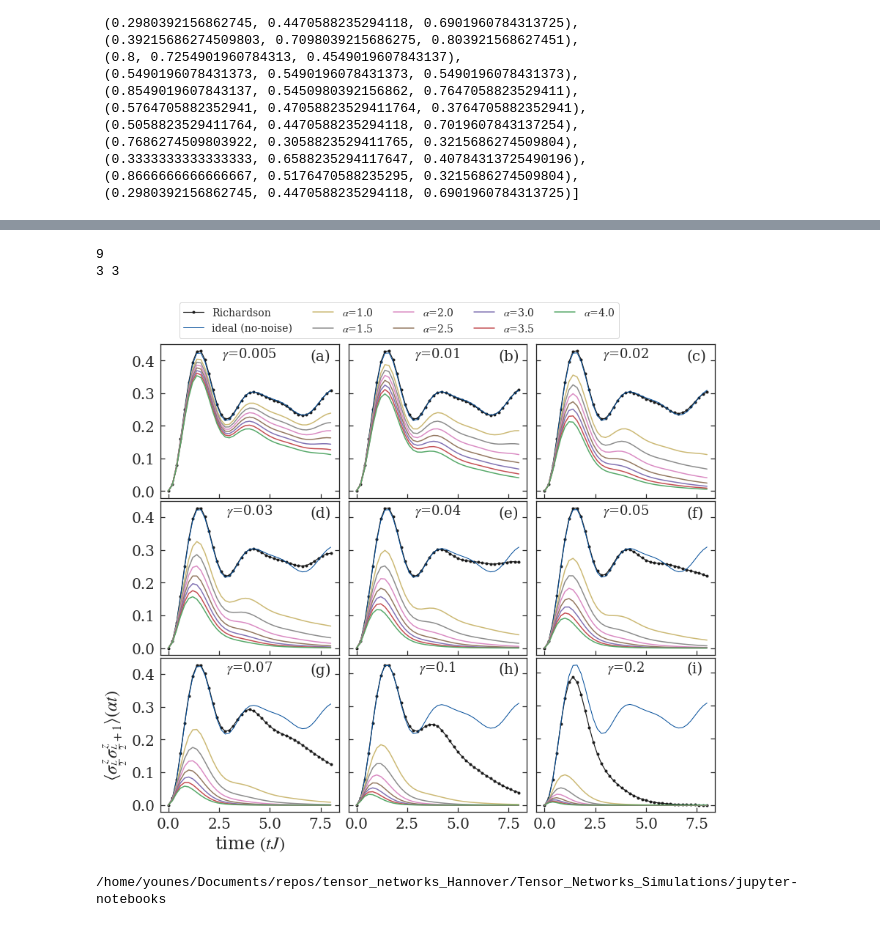
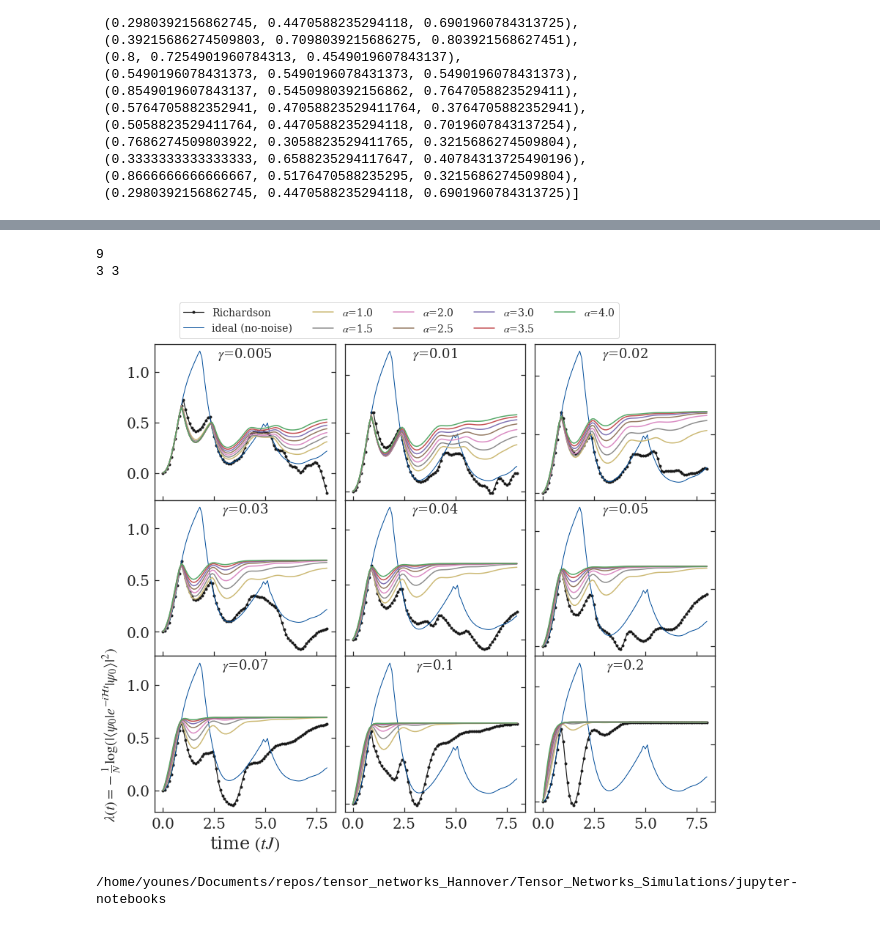
Before and after one commit to y-javanmard/Tensor_Networks_Simulations, a Jupyter notebook: jupyter-notebooks/ZNE-analyse.ipynb, the cells around one changed output, grey strips where cells are left out. Cells and saved outputs as stored; diff of their text form; code cells hidden in the pictures.

Commit message:
feat: plot and efficient 2nd order

```diff
--- a/jupyter-notebooks/ZNE-analyse.ipynb
+++ b/jupyter-notebooks/ZNE-analyse.ipynb
@@ -52,7 +52,8 @@ from lmfit import Model
 path=Path(os.getcwd()).parent
 path_bf = Path("/home/younes/Documents/repos/tensor_networks_Hannover/data/data_bit_flip/")
 path_dep = Path("/home/younes/Documents/repos/tensor_networks_Hannover/data/data_depolarizing")
-#path_dep = Path("/home/younes/Documents/repos/tensor_networks_Hannover/data/data_depolarizing_one_third")
+path_dep = Path("/home/younes/Documents/repos/tensor_networks_Hannover/data/data_depolarizing_2nd_DQPT_integrable")
+path_dep = Path("/home/younes/Documents/repos/tensor_networks_Hannover/data/data_depolarizing_1st_DQPT_nonintegrable")
 # %%
 model = "TFIChain"
 dt = 0.005
@@ -76,9 +77,14 @@ cPickle_off = open(path/f'subdata_TFIChain_{L}_{chi_max}'/f'czz_scale-{1.0}_gamm
 dta = cPickle.load(cPickle_off)
 data_czz = dta
 
+
+cPickle_off = open(path/f'subdata_TFIChain_{L}_{chi_max}'/f'rate_f_scale-{1.0}_gamma-{0.0}.pickle', "rb")
+dta = cPickle.load(cPickle_off)
+data_ratef = dta
+
 data_mx0
 
-ts0 = 0.2*np.arange(0, len(dta))
+ts0 = 0.1*np.arange(0, len(dta))
 
 len(dta), len(ts0)
 print(ts0, dta)
@@ -167,15 +175,18 @@ colors
 yout_richadson_mx = {}
 yout_richadson_mz = {}
 yout_richadson_czz = {}
+yout_richadson_ratef = {}
 mx_in = {}
 mz_in = {}
 czz_in = {}
 cz1_in = {}
 cz2_in={}
+ratef_in = {}
 ts = {}
 data_richardson_mx = {}
 data_richardson_mz = {}
 data_richardson_czz = {}
+data_richardson_ratef = {}
 tmp_data = {}
 tss = {}
 
@@ -193,30 +204,36 @@ for i, gamma in enumerate(gamma_list):
 
         cPickle_off = open(path/f'subdata_TFIChain_{L}_{chi_max}'/f'czz_scale-{scale}_gamma-{gamma}.pickle', "rb")
         czz_in[f"gamma={gamma}_scale={scale}"] = cPickle.load(cPickle_off)
-        print(len(czz_in[f"gamma={gamma}_scale={scale}"]), gamma, scale)
+        #print(len(czz_in[f"gamma={gamma}_scale={scale}"]), gamma, scale)
         cPickle_off = open(path/f'subdata_TFIChain_{L}_{chi_max}'/f'czz1_scale-{scale}_gamma-{gamma}.pickle', "rb")
         cz1_in[f"gamma={gamma}_scale={scale}"] = cPickle.load(cPickle_off)
 
         cPickle_off = open(path/f'subdata_TFIChain_{L}_{chi_max}'/f'czz2_scale-{scale}_gamma-{gamma}.pickle', "rb")
         cz2_in[f"gamma={gamma}_scale={scale}"] = cPickle.load(cPickle_off)
 
+        cPickle_off = open(path/f'subdata_TFIChain_{L}_{chi_max}'/f'rate_f_scale-{scale}_gamma-{gamma}.pickle', "rb")
+        ratef_in[f"gamma={gamma}_scale={scale}"] = cPickle.load(cPickle_off)
 
+print("------------------")
 
 #for scale in scale_list:
 for gamma in gamma_list:
         yout_richadson_mx[f"{gamma}"] = []
         yout_richadson_mz[f"{gamma}"] = []
         yout_richadson_czz[f"{gamma}"] = []
-        print(gamma)
-        for i in range(len(tss[f"ts_gamma{gamma}_scale{1.0}"])):
+        yout_richadson_ratef[f"{gamma}"] = []
+        #print(gamma)
+        for i in range(len(tss[f"ts_gamma{gamma}_scale{2.0}"])):
 
             data_richardson_mx[f"gamma_{gamma}_{i}"] = [mx_in[f"gamma={gamma}_scale={scale}"][i] for scale in scale_list]
             data_richardson_mz[f"gamma_{gamma}_{i}"] = [mz_in[f"gamma={gamma}_scale={scale}"][i] for scale in scale_list]
             data_richardson_czz[f"gamma_{gamma}_{i}"] = [czz_in[f"gamma={gamma}_scale={scale}"][i] for scale in scale_list]
+            data_richardson_ratef[f"gamma_{gamma}_{i}"] = [ratef_in[f"gamma={gamma}_scale={scale}"][i] for scale in scale_list]
             #print(data_richardson[f"gamma_{gamma}_{i}"], gamma)
 
             yout_richadson_mx[f"{gamma}"].append(richardson(data_richardson_mx[f"gamma_{gamma}_{i}"], scale_list))
             yout_richadson_mz[f"{gamma}"].append(richardson(data_richardson_mz[f"gamma_{gamma}_{i}"], scale_list))
             yout_richadson_czz[f"{gamma}"].append(richardson(data_richardson_czz[f"gamma_{gamma}_{i}"], scale_list))
+            yout_richadson_ratef[f"{gamma}"].append(richardson(data_richardson_ratef[f"gamma_{gamma}_{i}"], scale_list))
             #print(yout_richadson[f"{gamma}"][-1])
 # %% [output]
@@ -246,7 +247,7 @@ sns.set_theme(style="ticks",)
 
 figure_styling()
 data = {}
-#scale_list = [1, 1.25, 1.5, 1.75, 2, 2.25, 2.5, 2.75, 3.0, 3.25, 3.5, 3.75, 4.0]
+scale_list = [1.0, 1.5, 2.0,  2.5, 3.0,  3.5,  4.0]
 gamma_list = [0.005, 0.01, 0.02, 0.03, 0.04, 0.05, 0.07, 0.1, 0.2]
 print(len(gamma_list))
 nrows = 3
@@ -272,55 +273,58 @@ for i, gamma in enumerate(gamma_list):
 
         if g:
             #line_rich = ax[m][n].plot(np.array(tss[f"ts_gamma{gamma}_scale{scale}"]),yout_richadson_mx[f"{gamma}"], marker="o", ms=3, color = "k",label="richardson" )
-            line_rich = ax[m][n].plot(np.array(tss[f"ts_gamma{gamma}_scale{scale}"]),yout_richadson_czz[f"{gamma}"], marker="o", ms=3, color = "k",label="Richardson" )
+            #line_rich = ax[m][n].plot(np.array(tss[f"ts_gamma{gamma}_scale{scale}"]),yout_richadson_czz[f"{gamma}"], marker="o", ms=3, color = "k",label="Richardson" )
+            line_rich = ax[m][n].plot(np.array(tss[f"ts_gamma{gamma}_scale{scale}"]),yout_richadson_ratef[f"{gamma}"], marker="o", ms=3, color = "k",label="Richardson" )
             #ax[m][n].plot(np.array(tss[f"ts_gamma{gamma}_scale{scale}"]),yout_richadson_mz[f"{gamma}"],marker="o", ms=3, color = "k",label="richardson" )
             #line_nonoise = ax[m][n].plot(ts0, data_mx0, lw = 2, color = '#808080',label="ideal (no-noise)")
-            line_nonoise = ax[m][n].plot(ts0, data_czz, lw = 1, color = '#004C99',label="ideal (no-noise)")
+            #line_nonoise = ax[m][n].plot(ts0, data_czz, lw = 1, color = '#004C99',label="ideal (no-noise)")
+            line_nonoise = ax[m][n].plot(ts0, data_ratef, lw = 1, color = '#004C99',label="ideal (no-noise)")
             #ax[m][n].plot(ts0, data_mz0, color="#8A2BE2",label="ideal")
             ax[m][n].set_title(fr"$\gamma$={gamma}")
             ax[m][n].tick_params(axis='both', direction="in", which='major', labelsize=20)
             ax[m][n].tick_params(axis='both', which='minor', labelsize=12)
             tex = text[i]
-            ax[m][n].text(7., 0.4, "("+tex + ")", fontsize=20)
+            #ax[m][n].text(7., 0.4, "("+tex + ")", fontsize=20)
             g=False
         #line = ax[m][n].plot(np.array(tss[f"ts_gamma{gamma}_scale{scale}"]), np.array(mx_in[f"gamma={gamma}_scale={scale}"]), color=colors[j], lw=1.5,marker = "", ms=1, label=fr"$\alpha$={scale}")
-        line = ax[m][n].plot(np.array(tss[f"ts_gamma{gamma}_scale{scale}"]), np.array(czz_in[f"gamma={gamma}_scale={scale}"]), color=colors[j], lw=1.5,marker = "", ms=1, label=fr"$\alpha$={scale}")
+        line = ax[m][n].plot(np.array(tss[f"ts_gamma{gamma}_scale{scale}"]), np.array(ratef_in[f"gamma={gamma}_scale={scale}"]), color=colors[j], lw=1.5,marker = "", ms=1, label=fr"$\alpha$={scale}")
         #ax[m][n].plot(np.array(tss[f"ts_gamma{gamma}_scale{scale}"]), np.array(mz_in[f"gamma={gamma}_scale={scale}"]), color=colors[j], marker = "", ms=1, label=fr"$\alpha$={scale}")
         ax[m][n].set_title(fr"$\gamma$={gamma}", fontsize=18,  y=1.0, pad=-18)
         #ax[m][n].set_ylim(0.2,1)
         if n!=0:
             #pass
             #ax[m][n].axes.yaxis.set_visible(False)
             ax[m][n].axes.yaxis.set_ticklabels([])
             #ax[m][n].tick_params(which='both', bottom=True, right=True, top=False,labelbottom=False,labelleft=True )
         if m != 2:
             #ax[m][n].axes.xaxis.set_visible(False)
             ax[m][n].axes.xaxis.set_ticklabels([])
             #ax[m][n].tick_params(which='both', bottom=True, right=True, top=False,labelbottom=False, labelleft=True)
     #ax[m][n].tick_params(labeltop=True, labelright=True)
     ax[m][n].tick_params(which='both', bottom=True, right=True, top=False, labelbottom=True)
             #pass
 #for i in range(6):
 #    ax[2][i].set_xticks(range(0,9,2))
 #ax[0][0].set_ylim(0.2,0.4)
 ax[2][0].set_xlabel(fr"time $(tJ)$", fontsize=24)
-ax[2][0].set_ylabel(r"$\langle \sigma^z_{\frac{L}{2}} \sigma^z_{\frac{L}{2}+1}\rangle(\alpha t)$", fontsize=24)
+#ax[2][0].set_ylabel(r"$\langle \sigma^z_{\frac{L}{2}} \sigma^z_{\frac{L}{2}+1}\rangle(\alpha t)$", fontsize=24)
+ax[2][0].set_ylabel(r"$\lambda(t) = -\frac{1}{N}\log(|\langle \psi_0| e^{-i\mathcal{H}t} |\psi_0 \rangle|^2)$", fontsize=20)
 
 lines, labels = ax[2][0].get_legend_handles_labels()
 
 #fig.legend(lines, labels, loc = (0.1,0.91), ncol=5,fontsize=12, frameon=False)
 leg = fig.legend(lines, labels, loc='upper left', bbox_to_anchor=(0.13,0.07,1,1), shadow=False, ncol=5,fontsize=14,frameon=True)
 
 
 ax = trim_axs(ax, len(gamma_list))
 
 plt.tight_layout(h_pad=0, )
 plt.plot()
-plt.savefig(f"plot_depolarizing_czz_{L}_chi_{chi_max}.pdf", bbox_extra_artists=(leg,), bbox_inches='tight')
+plt.savefig(f"plot_depolarizing_nonintegrable_ratef_{L}_chi_{chi_max}.png", bbox_extra_artists=(leg,), bbox_inches='tight')
 # %% [output]
 9
 3 3
-[figure, old version]
+[figure, new version]
 # %%
 import os
 print(os.getcwd())
```
Also changed, not shown: parts of 4 cells of this notebook, 4 other files.
